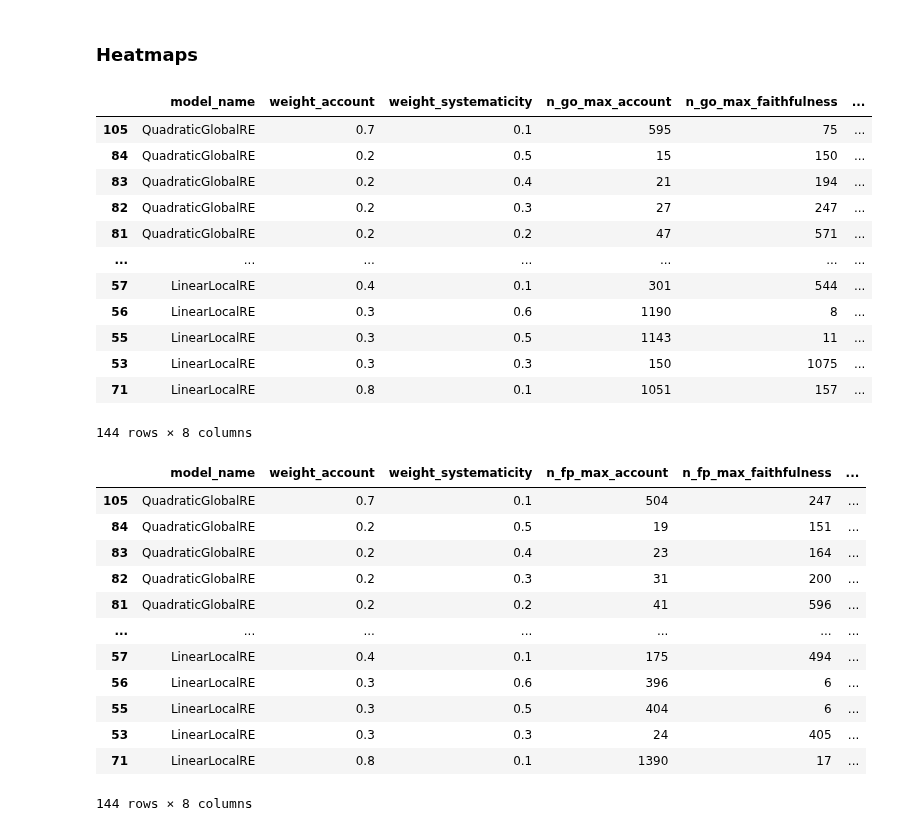
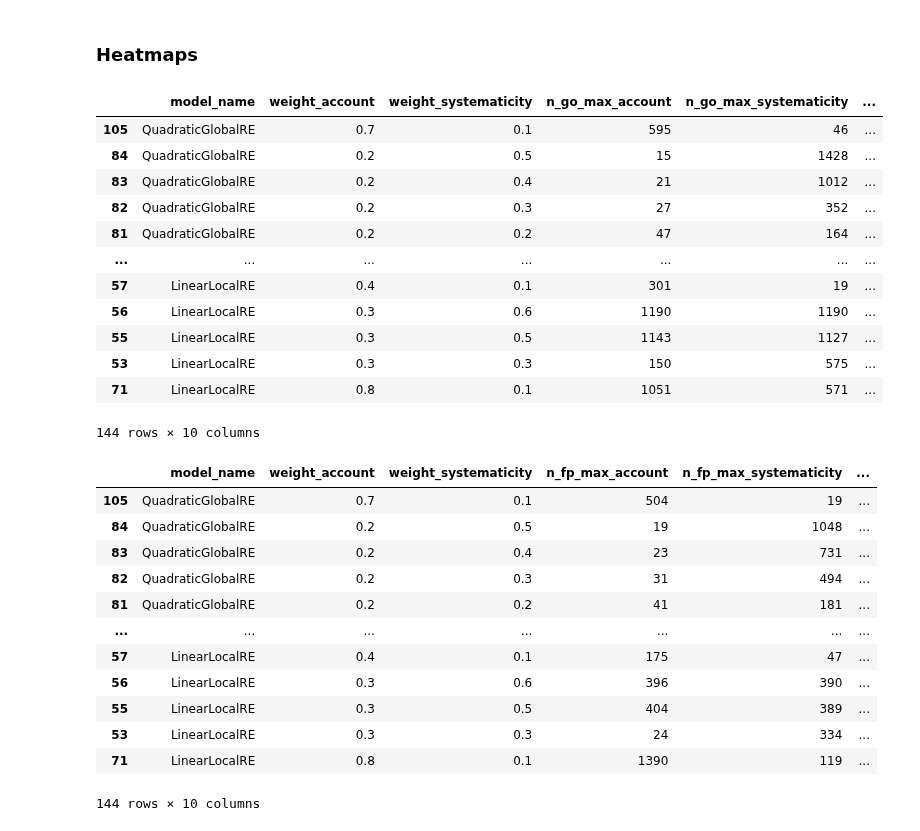
Before and after one commit to re-models/re-technical-report, a Jupyter notebook: notebooks/data_analysis_chapter_extreme_values.ipynb, the cells around one changed output. Drawn from its saved outputs; the diff is of its cells as text; code cells hidden in the pictures.

```diff
--- a/notebooks/data_analysis_chapter_extreme_values.ipynb
+++ b/notebooks/data_analysis_chapter_extreme_values.ipynb
@@ -507,67 +540,81 @@ new_grouping = ['model_name', 'weight_account','weight_systematicity']
 # %%
 # number of global optima with account = 1
 wdf1 = exploded_go_data[exploded_go_data["go_account"]==1].groupby(new_grouping)["go_account"].size().reset_index()
 wdf1.rename(columns={"go_account":"n_go_max_account"}, inplace=True)
 
+# number of global optima with systematicity = 1
+wdf2 = exploded_go_data[exploded_go_data["go_theory_len"]==1].groupby(new_grouping)["go_theory_len"].size().reset_index()
+wdf2.rename(columns={"go_theory_len":"n_go_max_systematicity"}, inplace=True)
+
 # number of global optima with faithfulness = 1
-wdf2 = exploded_go_data[exploded_go_data["go_faithfulness"]==1].groupby(new_grouping)["go_faithfulness"].size().reset_index()
-wdf2.rename(columns={"go_faithfulness":"n_go_max_faithfulness"}, inplace=True)
+wdf3 = exploded_go_data[exploded_go_data["go_faithfulness"]==1].groupby(new_grouping)["go_faithfulness"].size().reset_index()
+wdf3.rename(columns={"go_faithfulness":"n_go_max_faithfulness"}, inplace=True)
 
 # number of global optima
-wdf3 = exploded_go_data.groupby(new_grouping)["go_account"].size().reset_index()
-wdf3.rename(columns={"go_account":"n_global_optima"}, inplace=True)
+wdf4 = exploded_go_data.groupby(new_grouping)["go_account"].size().reset_index()
+wdf4.rename(columns={"go_account":"n_global_optima"}, inplace=True)
 
 wgo_df = wdf1.join(wdf2.set_index(new_grouping), on=new_grouping)
 wgo_df = wgo_df.join(wdf3.set_index(new_grouping), on=new_grouping)
+wgo_df = wgo_df.join(wdf4.set_index(new_grouping), on=new_grouping)
 
 wgo_df["rel_go_max_account"] = wgo_df["n_go_max_account"]/wgo_df["n_global_optima"]
+wgo_df["rel_go_max_systematicity"] = wgo_df["n_go_max_systematicity"]/wgo_df["n_global_optima"]
 wgo_df["rel_go_max_faithfulness"] = wgo_df["n_go_max_faithfulness"]/wgo_df["n_global_optima"]
 
 wgo_df["rel_go_max_account"] = wgo_df["rel_go_max_account"].astype(float).round(2)
+wgo_df["rel_go_max_systematicity"] = wgo_df["rel_go_max_systematicity"].astype(float).round(2)
 wgo_df["rel_go_max_faithfulness"] = wgo_df["rel_go_max_faithfulness"].astype(float).round(2)
 
 # sort by model name
 wgo_df['model_name'] = pd.Categorical(wgo_df['model_name'], ["QuadraticGlobalRE", "LinearGlobalRE", "QuadraticLocalRE", "LinearLocalRE"])
 wgo_df.sort_values("model_name", inplace=True)
 
 wgo_df
 # %% [output]
-|  | model_name | weight_account | weight_systematicity | n_go_max_account | n_go_max_faithfulness | ... |
-| 105 | QuadraticGlobalRE | 0.7 | 0.1 | 595 | 75 | ... |
-| 84 | QuadraticGlobalRE | 0.2 | 0.5 | 15 | 150 | ... |
-| 83 | QuadraticGlobalRE | 0.2 | 0.4 | 21 | 194 | ... |
-| 82 | QuadraticGlobalRE | 0.2 | 0.3 | 27 | 247 | ... |
-| 81 | QuadraticGlobalRE | 0.2 | 0.2 | 47 | 571 | ... |
+|  | model_name | weight_account | weight_systematicity | n_go_max_account | n_go_max_systematicity | ... |
+| 105 | QuadraticGlobalRE | 0.7 | 0.1 | 595 | 46 | ... |
+| 84 | QuadraticGlobalRE | 0.2 | 0.5 | 15 | 1428 | ... |
+| 83 | QuadraticGlobalRE | 0.2 | 0.4 | 21 | 1012 | ... |
+| 82 | QuadraticGlobalRE | 0.2 | 0.3 | 27 | 352 | ... |
+| 81 | QuadraticGlobalRE | 0.2 | 0.2 | 47 | 164 | ... |
 | ... | ... | ... | ... | ... | ... | ... |
-| 57 | LinearLocalRE | 0.4 | 0.1 | 301 | 544 | ... |
-| 56 | LinearLocalRE | 0.3 | 0.6 | 1190 | 8 | ... |
-| 55 | LinearLocalRE | 0.3 | 0.5 | 1143 | 11 | ... |
-| 53 | LinearLocalRE | 0.3 | 0.3 | 150 | 1075 | ... |
-| 71 | LinearLocalRE | 0.8 | 0.1 | 1051 | 157 | ... |
+| 57 | LinearLocalRE | 0.4 | 0.1 | 301 | 19 | ... |
+| 56 | LinearLocalRE | 0.3 | 0.6 | 1190 | 1190 | ... |
+| 55 | LinearLocalRE | 0.3 | 0.5 | 1143 | 1127 | ... |
+| 53 | LinearLocalRE | 0.3 | 0.3 | 150 | 575 | ... |
+| 71 | LinearLocalRE | 0.8 | 0.1 | 1051 | 571 | ... |
-144 rows × 8 columns
+144 rows × 10 columns
 # %%
 # number of fixed points with account = 1
 wdf1 = exploded_fp_data[exploded_fp_data["fp_account"]==1].groupby(new_grouping)["fp_account"].size().reset_index()
 wdf1.rename(columns={"fp_account":"n_fp_max_account"}, inplace=True)
 
+# number of fixed points with systematicity = 1
+wdf2 = exploded_fp_data[exploded_fp_data["fp_theory_len"]==1].groupby(new_grouping)["fp_theory_len"].size().reset_index()
+wdf2.rename(columns={"fp_theory_len":"n_fp_max_systematicity"}, inplace=True)
+
 # number of fixed points with faithfulness = 1
-wdf2 = exploded_fp_data[exploded_fp_data["fp_faithfulness"]==1].groupby(new_grouping)["fp_faithfulness"].size().reset_index()
-wdf2.rename(columns={"fp_faithfulness":"n_fp_max_faithfulness"}, inplace=True)
+wdf3 = exploded_fp_data[exploded_fp_data["fp_faithfulness"]==1].groupby(new_grouping)["fp_faithfulness"].size().reset_index()
+wdf3.rename(columns={"fp_faithfulness":"n_fp_max_faithfulness"}, inplace=True)
 
 # number of fixed points
-wdf3 = exploded_fp_data.groupby(new_grouping)["fp_account"].size().reset_index()
-wdf3.rename(columns={"fp_account":"n_fixed_points"}, inplace=True)
+wdf4 = exploded_fp_data.groupby(new_grouping)["fp_account"].size().reset_index()
+wdf4.rename(columns={"fp_account":"n_fixed_points"}, inplace=True)
 
 
 
 wfp_df = wdf1.join(wdf2.set_index(new_grouping), on=new_grouping)
 wfp_df = wfp_df.join(wdf3.set_index(new_grouping), on=new_grouping)
+wfp_df = wfp_df.join(wdf4.set_index(new_grouping), on=new_grouping)
 
 
 wfp_df["rel_fp_max_account"] = wfp_df["n_fp_max_account"]/wfp_df["n_fixed_points"]
+wfp_df["rel_fp_max_systematicity"] = wfp_df["n_fp_max_systematicity"]/wfp_df["n_fixed_points"]
 wfp_df["rel_fp_max_faithfulness"] = wfp_df["n_fp_max_faithfulness"]/wfp_df["n_fixed_points"]
 
 wfp_df["rel_fp_max_account"] = wfp_df["rel_fp_max_account"].astype(float).round(2)
+wfp_df["rel_fp_max_systematicity"] = wfp_df["rel_fp_max_systematicity"].astype(float).round(2)
 wfp_df["rel_fp_max_faithfulness"] = wfp_df["rel_fp_max_faithfulness"].astype(float).round(2)
 
 # sort by model name
@@ -576,19 +623,19 @@ wfp_df.sort_values("model_name", inplace=True)
 
 wfp_df
 # %% [output]
-|  | model_name | weight_account | weight_systematicity | n_fp_max_account | n_fp_max_faithfulness | ... |
-| 105 | QuadraticGlobalRE | 0.7 | 0.1 | 504 | 247 | ... |
-| 84 | QuadraticGlobalRE | 0.2 | 0.5 | 19 | 151 | ... |
-| 83 | QuadraticGlobalRE | 0.2 | 0.4 | 23 | 164 | ... |
-| 82 | QuadraticGlobalRE | 0.2 | 0.3 | 31 | 200 | ... |
-| 81 | QuadraticGlobalRE | 0.2 | 0.2 | 41 | 596 | ... |
+|  | model_name | weight_account | weight_systematicity | n_fp_max_account | n_fp_max_systematicity | ... |
+| 105 | QuadraticGlobalRE | 0.7 | 0.1 | 504 | 19 | ... |
+| 84 | QuadraticGlobalRE | 0.2 | 0.5 | 19 | 1048 | ... |
+| 83 | QuadraticGlobalRE | 0.2 | 0.4 | 23 | 731 | ... |
+| 82 | QuadraticGlobalRE | 0.2 | 0.3 | 31 | 494 | ... |
+| 81 | QuadraticGlobalRE | 0.2 | 0.2 | 41 | 181 | ... |
 | ... | ... | ... | ... | ... | ... | ... |
-| 57 | LinearLocalRE | 0.4 | 0.1 | 175 | 494 | ... |
-| 56 | LinearLocalRE | 0.3 | 0.6 | 396 | 6 | ... |
-| 55 | LinearLocalRE | 0.3 | 0.5 | 404 | 6 | ... |
-| 53 | LinearLocalRE | 0.3 | 0.3 | 24 | 405 | ... |
-| 71 | LinearLocalRE | 0.8 | 0.1 | 1390 | 17 | ... |
+| 57 | LinearLocalRE | 0.4 | 0.1 | 175 | 47 | ... |
+| 56 | LinearLocalRE | 0.3 | 0.6 | 396 | 390 | ... |
+| 55 | LinearLocalRE | 0.3 | 0.5 | 404 | 389 | ... |
+| 53 | LinearLocalRE | 0.3 | 0.3 | 24 | 334 | ... |
+| 71 | LinearLocalRE | 0.8 | 0.1 | 1390 | 119 | ... |
-144 rows × 8 columns
+144 rows × 10 columns
 # %%
 from itertools import product
 # %%
```
Also changed, not shown: parts of 21 cells of this notebook, 11 other files.
